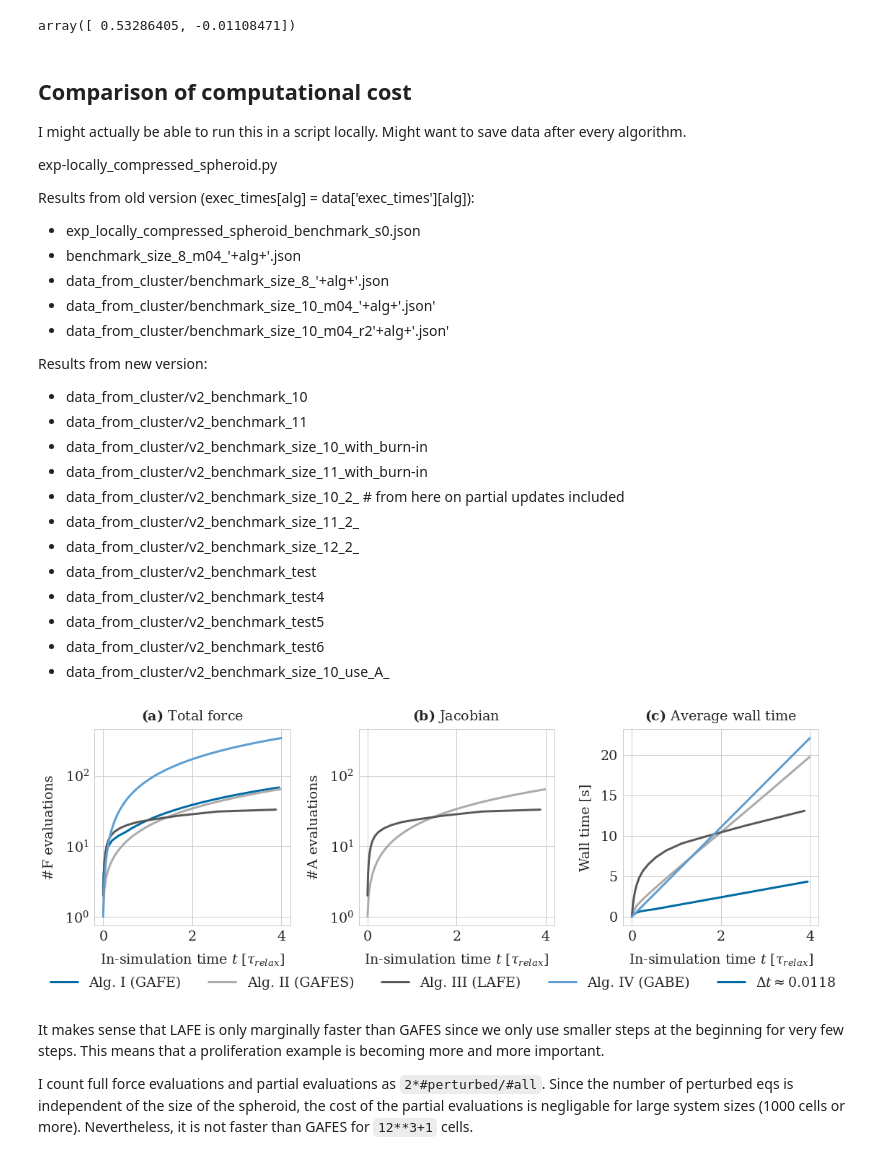
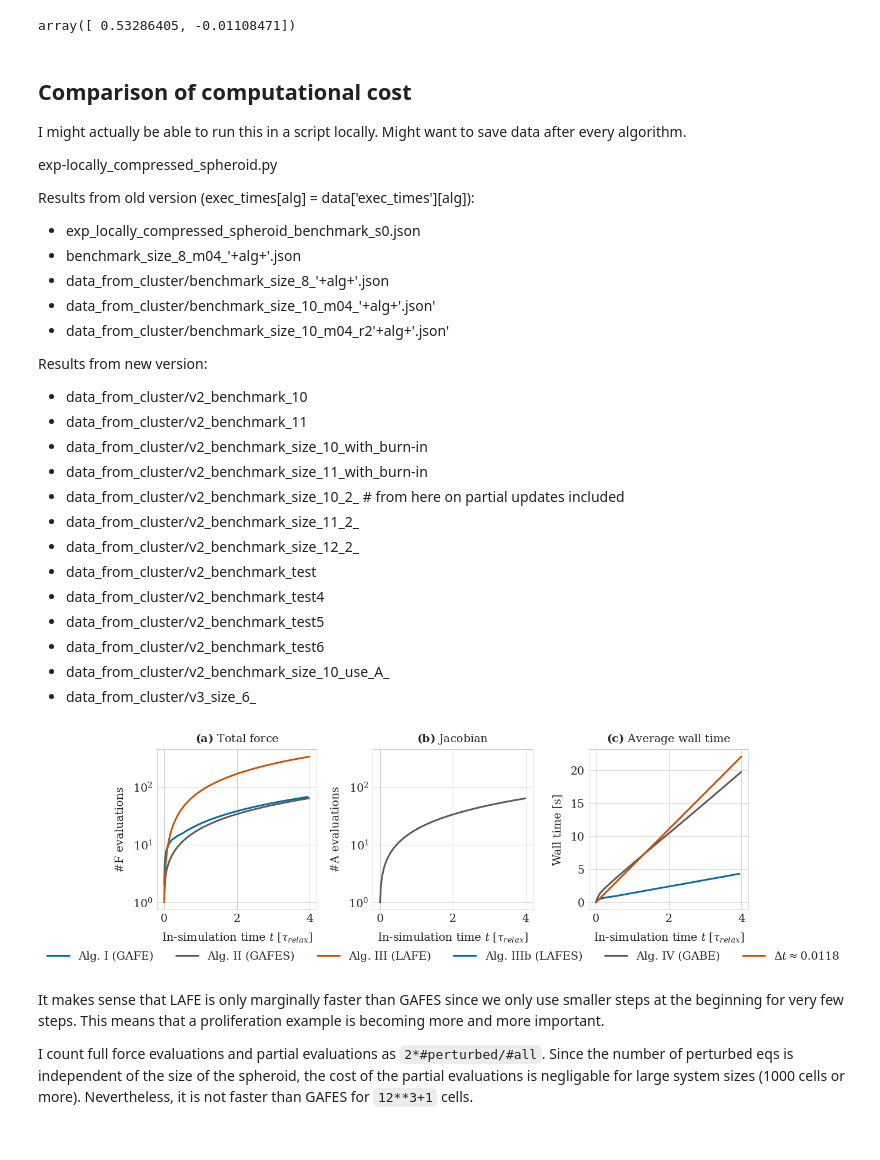
Before and after one commit to somathias/cbmos, a Jupyter notebook: experiments/exp-draft_single_proliferation_event_within_spheroid.ipynb, the cells around one changed output. Saved outputs shown, nothing was run; the diff lists cells and outputs as text; code cells hidden in the pictures.

```diff
--- a/experiments/exp-draft_single_proliferation_event_within_spheroid.ipynb
+++ b/experiments/exp-draft_single_proliferation_event_within_spheroid.ipynb
@@ -73,10 +73,10 @@ params = {'EF_glob_adap_acc': {'eta': eta},
                                },
           'EF_local_adap': {'eta': eta,
                             'jacobian': models['EF_local_adap'].jacobian, 'force_args': params_cubic,
-                            'always_calculate_Jacobian': True,
+                            #'always_calculate_Jacobian': True,
                             'local_adaptivity': True, 'm0': 4,
                             #'calculate_eigenvalues': True
-                            #'dim': dim,
+                            'dim': dim,
                             'rA': rA
                            },
           'EB_global_adap': {'eta': eta, 'jacobian': models['EB_global_adap'].jacobian, 'force_args': params_cubic}
@@ -491,14 +491,19 @@ Results from new version:
 - data_from_cluster/v2_benchmark_test5
 - data_from_cluster/v2_benchmark_test6
 - data_from_cluster/v2_benchmark_size_10_use_A_
+- data_from_cluster/v3_size_6_
 # %%
-#algorithms = ['EF_glob_adap_acc', 'EF_glob_adap_stab' ,  'EF_local_adap', 'EB_global_adap', 'fixed_dt' ]
-algorithms = ['EF_glob_adap_acc',  'EF_local_adap', 'EB_global_adap', 'fixed_dt' ]
+algorithms = ['EF_glob_adap_acc', 'EF_glob_adap_stab' ,  'EF_local_adap', 'EF_local_adap_stab', 'EB_global_adap', 'fixed_dt' ]
+algorithms = ['EF_glob_adap_acc',  'EF_local_adap', 'fixed_dt' ]
 colors = {'EF_glob_adap_acc': defcolors[0],
           'EF_glob_adap_stab': defcolors[1] ,
           'EF_local_adap': defcolors[2],
           'EB_global_adap': defcolors[3],
-          'fixed_dt' : defcolors[4]}
+          'fixed_dt' : defcolors[4],
+          'EF_local_adap_stab':defcolors[5]}
+colors = {'EF_glob_adap_acc': defcolors[0],
+          'EF_local_adap': defcolors[3],
+          'fixed_dt' : defcolors[5]}
 # %%
 N_cells = 5**3
 dim = 3
@@ -520,38 +525,39 @@ for alg in algorithms:
 
 dt_f = ts_s['fixed_dt'][1] - ts_s['fixed_dt'][0]
 labels['fixed_dt'] = r'$\Delta t\approx$'+str(np.round(dt_f, 4))
+labels['EF_local_adap_stab'] ='Alg. IIIb (LAFES)'
 
 fig, (ax1, ax2, ax3) = plt.subplots(1, 3, figsize=(18, 6), gridspec_kw={'hspace':0.2, 'wspace': 0.35})
 
 for i, alg in enumerate(algorithms):
     ax3.plot(ts_s[alg][:-1], exec_times[alg], label=labels[alg], color=colors[alg])
 #    ax1.plot(ts_s[alg][:-1], min_exec_times[alg], label=labels[alg], linestyle='--', color=defcolors[i])
 #    ax1.plot(ts_s[alg][:-1], max_exec_times[alg], label=labels[alg], linestyle=':', color=defcolors[i])
     ax1.semilogy(ts_s[alg][:-1], F_evaluations[alg][:len(ts_s[alg])-1], label=labels[alg],  color=colors[alg])
     ax2.semilogy(ts_s[alg][:-1], A_evaluations[alg][:len(ts_s[alg])-1], label=labels[alg],  color=colors[alg])
 #ax2.legend()
 ax1.set(xlabel=r'In-simulation time $t$ [$ \tau_{relax}$]')
 ax3.set_ylabel('Wall time [s]')
 
 ax2.set(xlabel=r'In-simulation time $t$ [$ \tau_{relax}$]')
 ax3.set(xlabel=r'In-simulation time $t$ [$ \tau_{relax}$]')
 
-fig.legend(['Alg. I (GAFE)',  'Alg. II (GAFES)', 'Alg. III (LAFE)', 'Alg. IV (GABE)', r'$\Delta t\approx$'+str(np.round(dt_f, 4))], loc=8, ncol=5)
+fig.legend(['Alg. I (GAFE)',  'Alg. II (GAFES)', 'Alg. III (LAFE)', 'Alg. IIIb (LAFES)', 'Alg. IV (GABE)', r'$\Delta t\approx$'+str(np.round(dt_f, 4))], loc=8, ncol=6)
 #ax1.set_ylim([-0.5, 38])
 fig.subplots_adjust(bottom=0.25)
 
 ax1.set_title(r'$\bf{(a)}$ Total force')
 ax2.set_title(r'$\bf{(b)}$ Jacobian')
 ax3.set_title(r'$\bf{(c)}$ Average wall time')
 
 
 ax2.get_shared_y_axes().join(ax1, ax2)
 #ax3.set_yticklabels([])
 ax1.set(ylabel=r'#F evaluations')
 ax2.set(ylabel=r'#A evaluations')
 plt.savefig('locally_comp_spheroid_benchmark.pdf', bbox_inches='tight')
 # %% [output]
-[figure, old version]
+[figure, new version]
 # %% [markdown]
 It makes sense that LAFE is only marginally faster than GAFES since we only use smaller steps at the beginning for very few steps. This means that a proliferation example is becoming more and more important.
 
```
Also changed, not shown: parts of 4 cells of this notebook, 3 other files.
